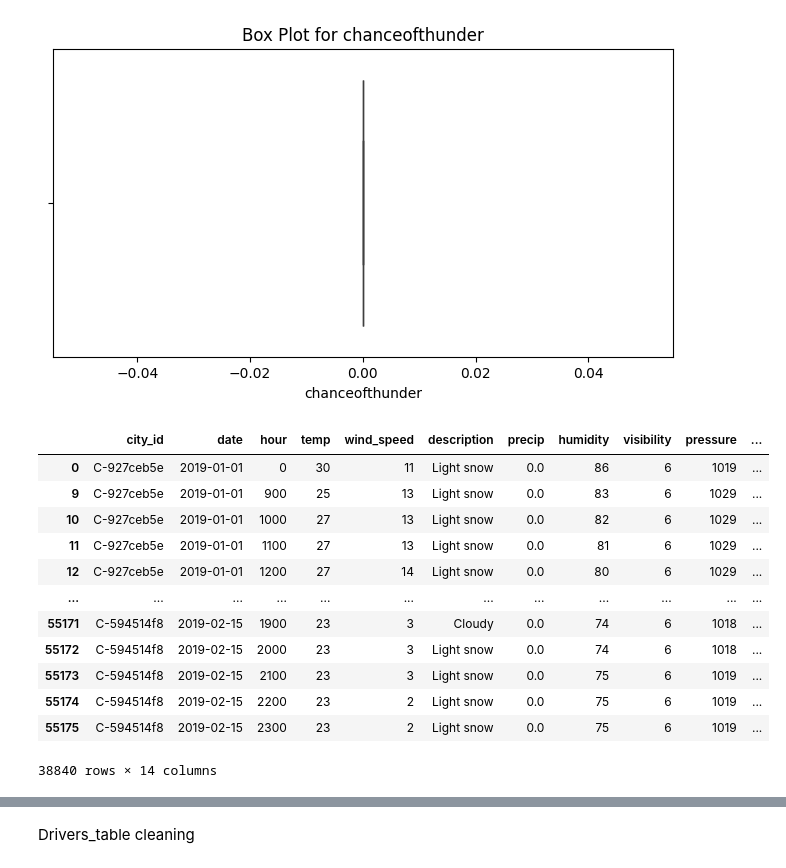
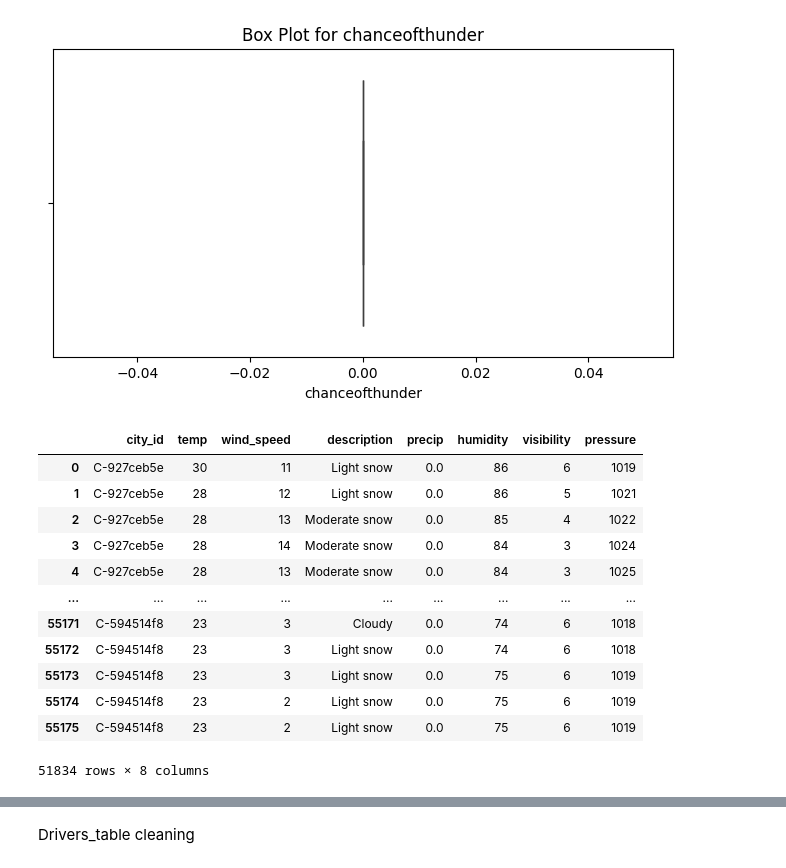
Before and after one commit to ram5112/Truck, a Jupyter notebook: notebooks/data_cleaning.ipynb, the cells around one changed output, grey strips where cells are left out. Cells and saved outputs as stored; diff of their text form; code cells hidden in the pictures.

```diff
--- a/notebooks/data_cleaning.ipynb
+++ b/notebooks/data_cleaning.ipynb
@@ -156,40 +154,37 @@ for column in df_city_weather.select_dtypes(include=['float64', 'int64']).column
 [figure]
 [figure]
 [figure]
+# %%
+df_city_weather = df_city_weather.drop(columns=['date', 'hour', 'chanceofrain', 'chanceoffog', 'chanceofsnow', 'chanceofthunder'])
 # %%
-def remove_outliers_iqr(df):
+def remove_outliers_co(df):
     # Loop through each numeric column
-    for column in df.select_dtypes(include=['float64', 'int64']).columns:
-        Q1 = df[column].quantile(0.25)  # First quartile (25th percentile)
-        Q3 = df[column].quantile(0.75)  # Third quartile (75th percentile)
-        IQR = Q3 - Q1  # Interquartile range
-
-        # Define the bounds for outliers
-        lower_bound = Q1 - 1.5 * IQR
-        upper_bound = Q3 + 1.5 * IQR
-
-        # Remove outliers from the column
-        df = df[(df[column] >= lower_bound) & (df[column] <= upper_bound)]
-
+    for column in ['temp','wind_speed','humidity','pressure']:
+            Q1 = df[column].quantile(0.25)
+            Q3 = df[column].quantile(0.75)
+            IQR = Q3 - Q1
+            lower_bound = Q1 - 1.5 * IQR
+            upper_bound = Q3 + 1.5 * IQR
+            df = df[(df[column] >= lower_bound) & (df[column] <= upper_bound)]
     return df
 
 
 # Remove outliers and return a cleaned dataframe
-df_city_weather_cleaned = remove_outliers_iqr(df_city_weather)
+df_city_weather_cleaned = remove_outliers_co(df_city_weather)
 
 # Display the cleaned dataframe
 df_city_weather_cleaned
 # %% [output]
-|  | city_id | date | hour | temp | wind_speed | description | precip | humidity | visibility | pressure | ... |
-| 0 | C-927ceb5e | 2019-01-01 | 0 | 30 | 11 | Light snow | 0.0 | 86 | 6 | 1019 | ... |
-| 9 | C-927ceb5e | 2019-01-01 | 900 | 25 | 13 | Light snow | 0.0 | 83 | 6 | 1029 | ... |
-| 10 | C-927ceb5e | 2019-01-01 | 1000 | 27 | 13 | Light snow | 0.0 | 82 | 6 | 1029 | ... |
-| 11 | C-927ceb5e | 2019-01-01 | 1100 | 27 | 13 | Light snow | 0.0 | 81 | 6 | 1029 | ... |
-| 12 | C-927ceb5e | 2019-01-01 | 1200 | 27 | 14 | Light snow | 0.0 | 80 | 6 | 1029 | ... |
-| ... | ... | ... | ... | ... | ... | ... | ... | ... | ... | ... | ... |
-| 55171 | C-594514f8 | 2019-02-15 | 1900 | 23 | 3 | Cloudy | 0.0 | 74 | 6 | 1018 | ... |
-| 55172 | C-594514f8 | 2019-02-15 | 2000 | 23 | 3 | Light snow | 0.0 | 74 | 6 | 1018 | ... |
-| 55173 | C-594514f8 | 2019-02-15 | 2100 | 23 | 3 | Light snow | 0.0 | 75 | 6 | 1019 | ... |
-| 55174 | C-594514f8 | 2019-02-15 | 2200 | 23 | 2 | Light snow | 0.0 | 75 | 6 | 1019 | ... |
-| 55175 | C-594514f8 | 2019-02-15 | 2300 | 23 | 2 | Light snow | 0.0 | 75 | 6 | 1019 | ... |
+|  | city_id | temp | wind_speed | description | precip | humidity | visibility | pressure |
+| 0 | C-927ceb5e | 30 | 11 | Light snow | 0.0 | 86 | 6 | 1019 |
+| 1 | C-927ceb5e | 28 | 12 | Light snow | 0.0 | 86 | 5 | 1021 |
+| 2 | C-927ceb5e | 28 | 13 | Moderate snow | 0.0 | 85 | 4 | 1022 |
+| 3 | C-927ceb5e | 28 | 14 | Moderate snow | 0.0 | 84 | 3 | 1024 |
+| 4 | C-927ceb5e | 28 | 13 | Moderate snow | 0.0 | 84 | 3 | 1025 |
+| ... | ... | ... | ... | ... | ... | ... | ... | ... |
+| 55171 | C-594514f8 | 23 | 3 | Cloudy | 0.0 | 74 | 6 | 1018 |
+| 55172 | C-594514f8 | 23 | 3 | Light snow | 0.0 | 74 | 6 | 1018 |
+| 55173 | C-594514f8 | 23 | 3 | Light snow | 0.0 | 75 | 6 | 1019 |
+| 55174 | C-594514f8 | 23 | 2 | Light snow | 0.0 | 75 | 6 | 1019 |
+| 55175 | C-594514f8 | 23 | 2 | Light snow | 0.0 | 75 | 6 | 1019 |
-38840 rows × 14 columns
+51834 rows × 8 columns
```
Also changed, not shown: parts of 23 cells of this notebook, 12 other files.
